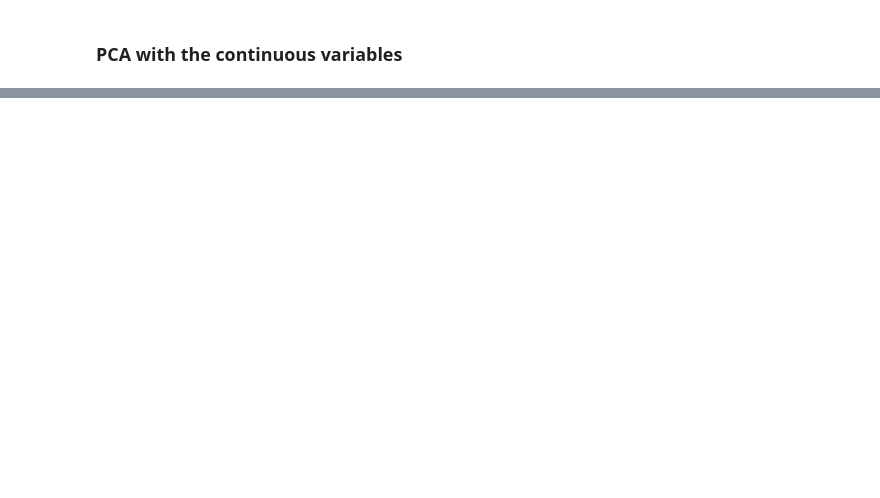
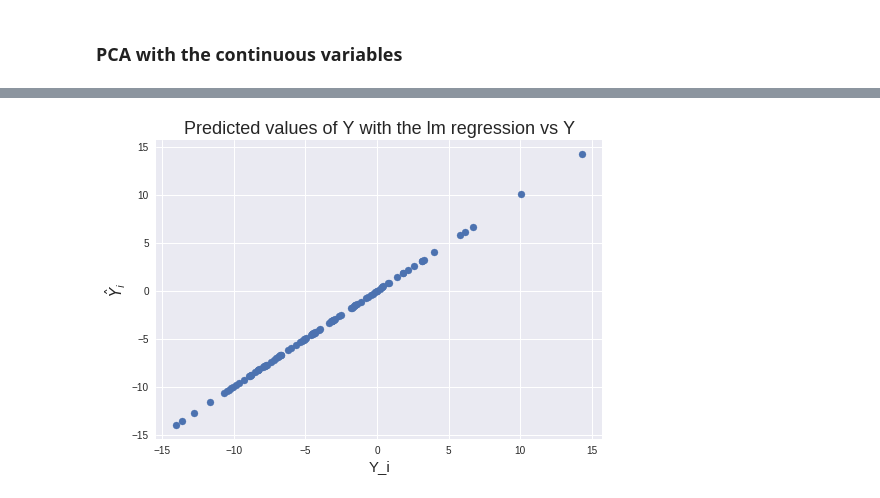
Before and after one commit to Tagnysen/computational-analysis, a Jupyter notebook: Case1.ipynb, the cells around one changed output, grey strips where cells are left out. Drawn from its saved outputs; the diff is of its cells as text; code cells hidden in the pictures; blank space fills up the shorter version.

```diff
--- a/Case1.ipynb
+++ b/Case1.ipynb
@@ -159,0 +238,8 @@ Name: X100, dtype: object
+# %%
+reg_data = data1.copy()
+for col_name in factor_names:
+    col_levels = np.unique(list(reg_data[col_name].dropna().values))
+    reg_data[col_name] = reg_data[col_name].astype('category')
+    reg_data[col_name] = reg_data[col_name].cat.reorder_categories(col_levels, ordered=True)
+    reg_data[col_name] = reg_data[col_name].cat.codes
+reg_data
@@ -159,0 +274,15 @@ Name: X100, dtype: object
+# %%
+from sklearn.linear_model import LinearRegression
+lm = LinearRegression()
+X_reg = np.asmatrix(reg_data.iloc[0:100, 1:])
+n, p = X_reg.shape
+simple_linear_reg = lm.fit(X_reg, Y)
+# pd.DataFrame(zip(reg_data.columns, lm.coef_[0]), columns=['features', 'estimatedcoefficients'])
+# %%
+plt.scatter(Y,lm.predict(X_reg))
+plt.xlabel('Y_i')
+plt.ylabel('$\hat{Y}_i$')
+plt.title('Predicted values of Y with the lm regression vs Y')
+plt.show()
+# %% [output]
+[figure, added]
```
Also changed, not shown: parts of 42 cells of this notebook.
